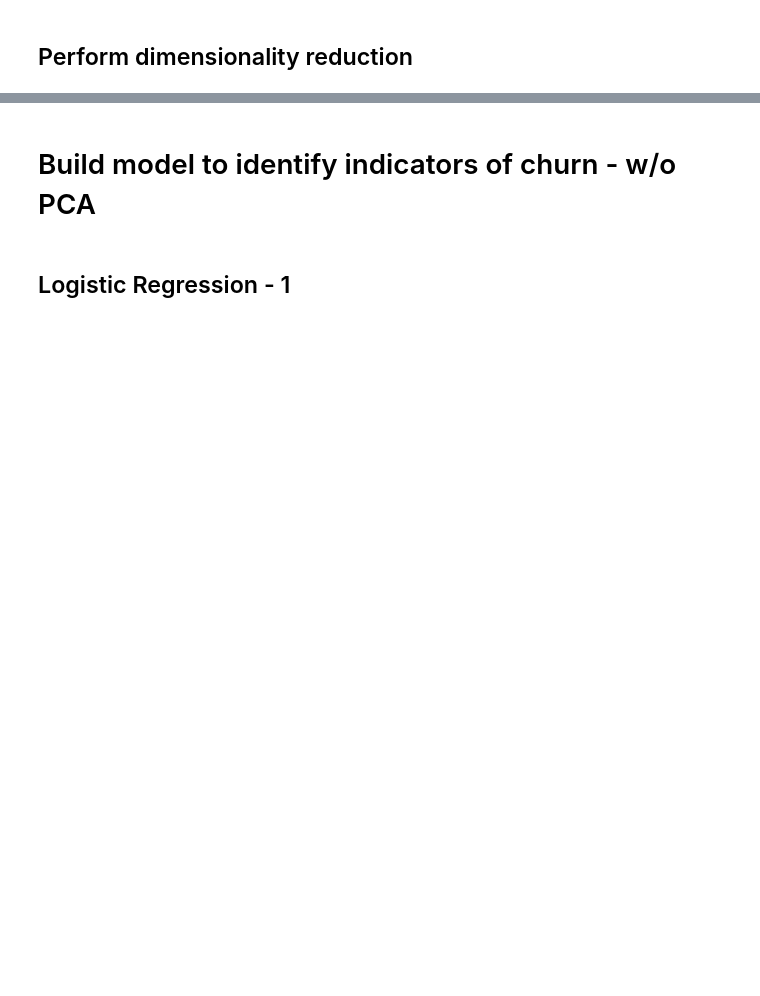
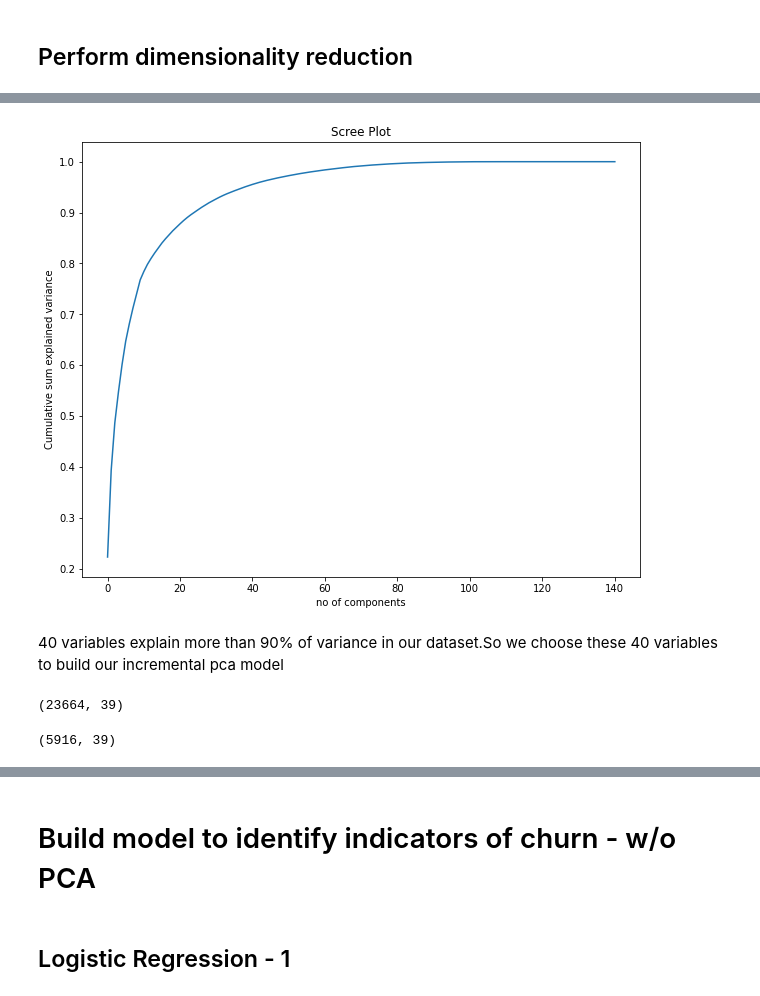
Before and after one commit to sreedevigattu/telecomchurn, a Jupyter notebook: telecomchurn.ipynb, the cells around one changed output, grey strips where cells are left out. Drawn from its saved outputs; the diff is of its cells as text; code cells hidden in the pictures; blank space fills up the shorter version.

```diff
--- a/telecomchurn.ipynb
+++ b/telecomchurn.ipynb
@@ -1445,0 +1477,12 @@ X_test.head()
+# %%
+#Making a screeplot to plot the cumulative variance against no of components
+plt.figure(figsize=(10,8))
+plt.plot(np.cumsum(pca.explained_variance_ratio_))
+plt.xlabel('no of components')
+plt.ylabel('Cumulative sum explained variance')
+plt.title('Scree Plot')
+plt.show()
+# %% [output]
+[figure, added]
+# %% [markdown]
+40 variables explain more than 90% of variance in our dataset.So we choose these 40 variables to build our incremental pca model
@@ -1445,0 +1493,11 @@ X_test.head()
+# %%
+X_train_pca = pca_final.fit_transform(X_train)
+X_train_pca.shape
+# %% [output]
+(23664, 39)
+# %%
+#Applying PCA on X_test
+X_test_pca = pca_final.fit_transform(X_test)
+X_test_pca.shape
+# %% [output]
+(5916, 39)
```
Also changed, not shown: parts of 93 cells of this notebook.
